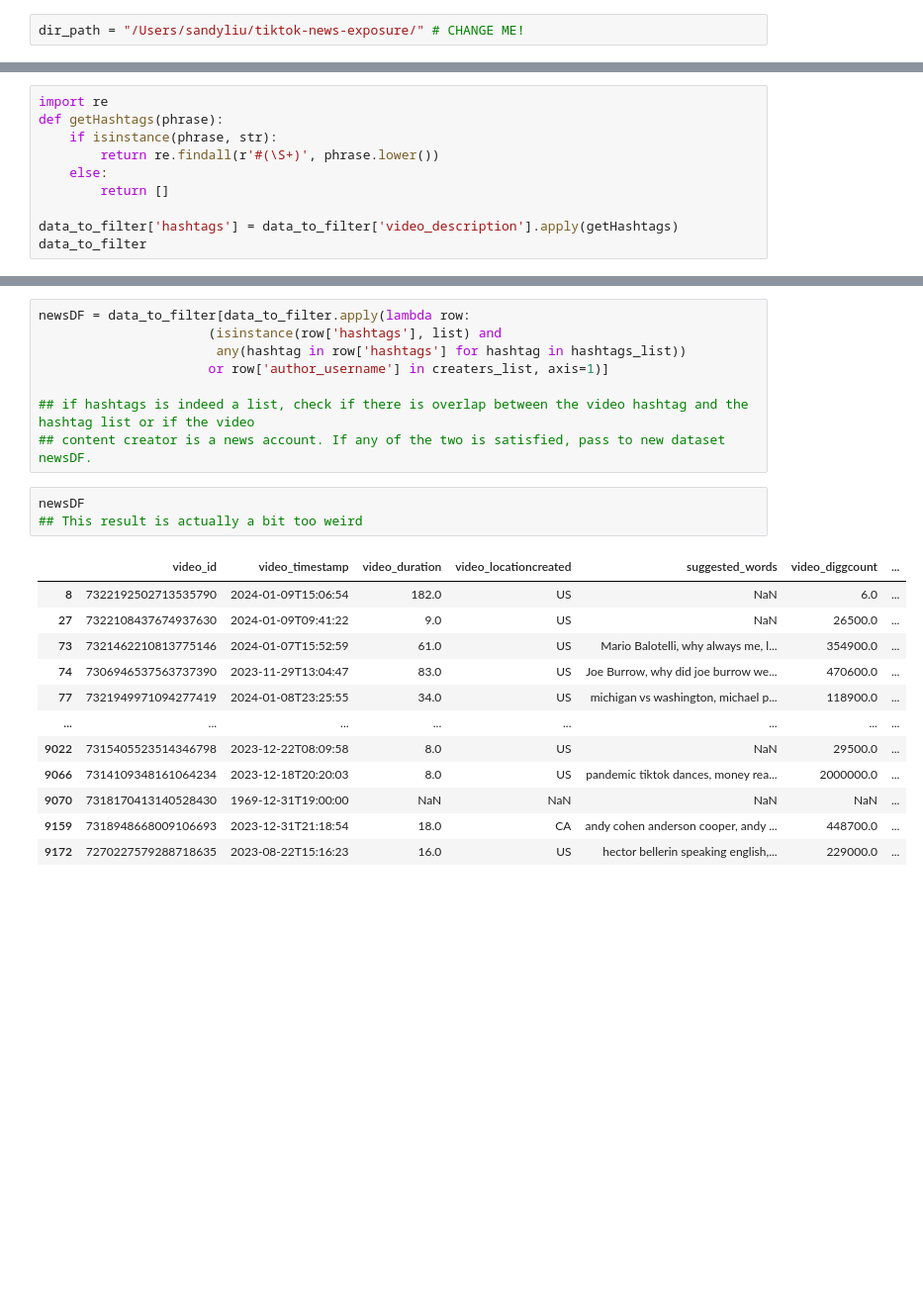
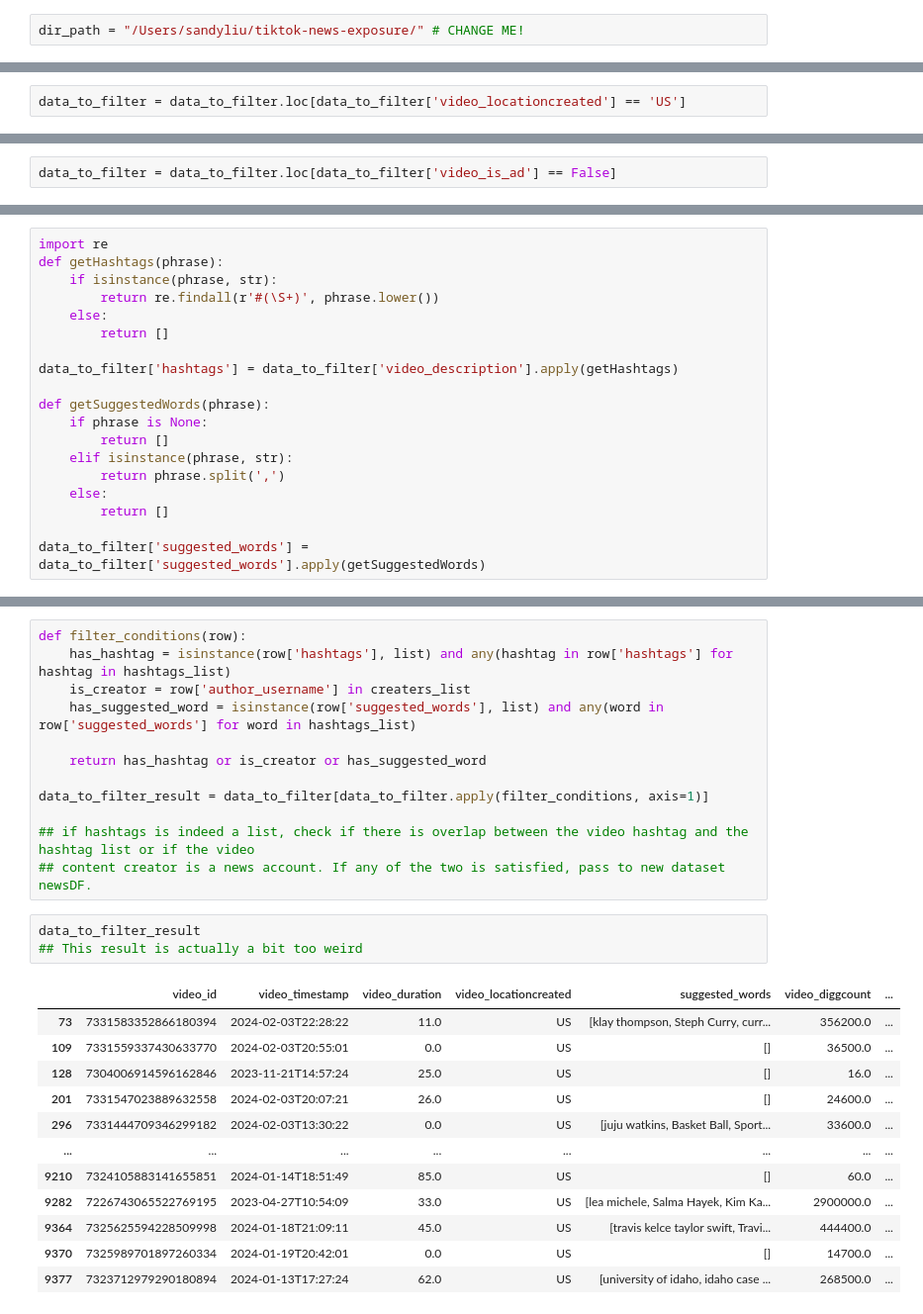
Before and after one commit to carolinejjung/tiktok-news-exposure, a Jupyter notebook: 3-filter-metadata/initial_filter_by_hashtag_author.ipynb, the cells around one changed output, grey strips where cells are left out. Shown at 99% size. Saved outputs shown, nothing was run; the diff lists cells and outputs as text; blank space fills up the shorter version.

```diff
--- a/3-filter-metadata/initial_filter_by_hashtag_author.ipynb
+++ b/3-filter-metadata/initial_filter_by_hashtag_author.ipynb
@@ -71,0 +36,2 @@ data_to_filter
+# %%
+data_to_filter = data_to_filter.loc[data_to_filter['video_locationcreated'] == 'US']
@@ -71,0 +54,2 @@ data_to_filter
+# %%
+data_to_filter = data_to_filter.loc[data_to_filter['video_is_ad'] == False]
@@ -78,5 +78,14 @@ def getHashtags(phrase):
         return []
 
 data_to_filter['hashtags'] = data_to_filter['video_description'].apply(getHashtags)
-data_to_filter
+
+def getSuggestedWords(phrase):
+    if phrase is None:
+        return []
+    elif isinstance(phrase, str):
+        return phrase.split(',')
+    else:
+        return []
+
+data_to_filter['suggested_words'] = data_to_filter['suggested_words'].apply(getSuggestedWords)
 # %% [output]
@@ -96,24 +118,28 @@ data_to_filter
 # %%
-newsDF = data_to_filter[data_to_filter.apply(lambda row:
-                      (isinstance(row['hashtags'], list) and
-                       any(hashtag in row['hashtags'] for hashtag in hashtags_list))
-                      or row['author_username'] in creaters_list, axis=1)]
+def filter_conditions(row):
+    has_hashtag = isinstance(row['hashtags'], list) and any(hashtag in row['hashtags'] for hashtag in hashtags_list)
+    is_creator = row['author_username'] in creaters_list
+    has_suggested_word = isinstance(row['suggested_words'], list) and any(word in row['suggested_words'] for word in hashtags_list)
+
+    return has_hashtag or is_creator or has_suggested_word
+
+data_to_filter_result = data_to_filter[data_to_filter.apply(filter_conditions, axis=1)]
 
 ## if hashtags is indeed a list, check if there is overlap between the video hashtag and the hashtag list or if the video
 ## content creator is a news account. If any of the two is satisfied, pass to new dataset newsDF.
 # %%
-newsDF
+data_to_filter_result
 ## This result is actually a bit too weird
 # %% [output]
 |  | video_id | video_timestamp | video_duration | video_locationcreated | suggested_words | video_diggcount | ... |
-| 8 | 7322192502713535790 | 2024-01-09T15:06:54 | 182.0 | US | NaN | 6.0 | ... |
-| 27 | 7322108437674937630 | 2024-01-09T09:41:22 | 9.0 | US | NaN | 26500.0 | ... |
-| 73 | 7321462210813775146 | 2024-01-07T15:52:59 | 61.0 | US | Mario Balotelli, why always me, l... | 354900.0 | ... |
-| 74 | 7306946537563737390 | 2023-11-29T13:04:47 | 83.0 | US | Joe Burrow, why did joe burrow we... | 470600.0 | ... |
-| 77 | 7321949971094277419 | 2024-01-08T23:25:55 | 34.0 | US | michigan vs washington, michael p... | 118900.0 | ... |
+| 73 | 7331583352866180394 | 2024-02-03T22:28:22 | 11.0 | US | [klay thompson, Steph Curry, curr... | 356200.0 | ... |
+| 109 | 7331559337430633770 | 2024-02-03T20:55:01 | 0.0 | US | [] | 36500.0 | ... |
+| 128 | 7304006914596162846 | 2023-11-21T14:57:24 | 25.0 | US | [] | 16.0 | ... |
+| 201 | 7331547023889632558 | 2024-02-03T20:07:21 | 26.0 | US | [] | 24600.0 | ... |
+| 296 | 7331444709346299182 | 2024-02-03T13:30:22 | 0.0 | US | [juju watkins, Basket Ball, Sport... | 33600.0 | ... |
 | ... | ... | ... | ... | ... | ... | ... | ... |
-| 9022 | 7315405523514346798 | 2023-12-22T08:09:58 | 8.0 | US | NaN | 29500.0 | ... |
-| 9066 | 7314109348161064234 | 2023-12-18T20:20:03 | 8.0 | US | pandemic tiktok dances, money rea... | 2000000.0 | ... |
-| 9070 | 7318170413140528430 | 1969-12-31T19:00:00 | NaN | NaN | NaN | NaN | ... |
-| 9159 | 7318948668009106693 | 2023-12-31T21:18:54 | 18.0 | CA | andy cohen anderson cooper, andy ... | 448700.0 | ... |
-| 9172 | 7270227579288718635 | 2023-08-22T15:16:23 | 16.0 | US | hector bellerin speaking english,... | 229000.0 | ... |
+| 9210 | 7324105883141655851 | 2024-01-14T18:51:49 | 85.0 | US | [] | 60.0 | ... |
+| 9282 | 7226743065522769195 | 2023-04-27T10:54:09 | 33.0 | US | [lea michele, Salma Hayek, Kim Ka... | 2900000.0 | ... |
+| 9364 | 7325625594228509998 | 2024-01-18T21:09:11 | 45.0 | US | [travis kelce taylor swift, Travi... | 444400.0 | ... |
+| 9370 | 7325989701897260334 | 2024-01-19T20:42:01 | 0.0 | US | [] | 14700.0 | ... |
+| 9377 | 7323712979290180894 | 2024-01-13T17:27:24 | 62.0 | US | [university of idaho, idaho case ... | 268500.0 | ... |
```
Also changed, not shown: parts of 9 cells of this notebook, 3 other files.
